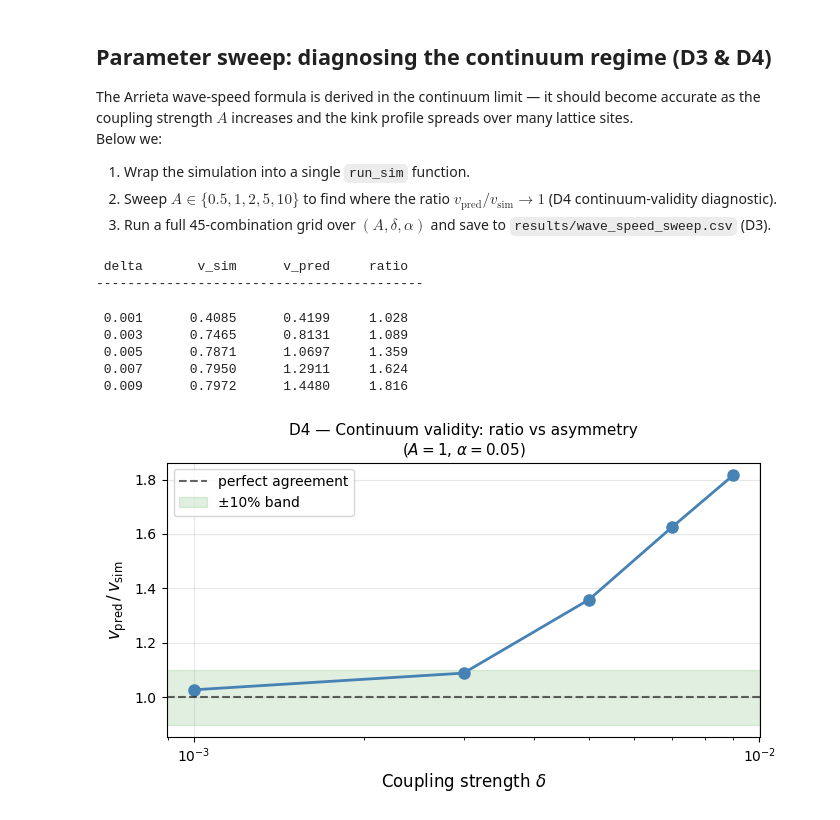
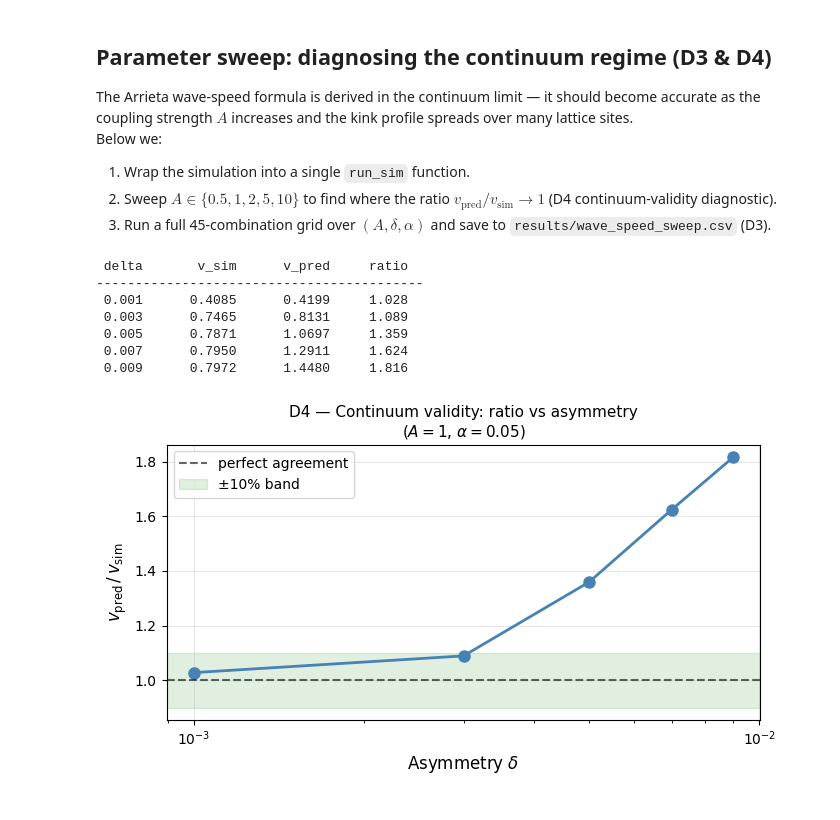
Before and after one commit to Stephang217/1D_Diaghphragms_Fluid_Model, a Jupyter notebook: diaphragm_metafluid.ipynb, the cells around one changed output. Drawn from its saved outputs; the diff is of its cells as text; code cells hidden in the pictures.

```diff
--- a/diaphragm_metafluid.ipynb
+++ b/diaphragm_metafluid.ipynb
@@ -457,44 +975,47 @@ def run_sim(A, delta, alpha, N=120, T=150.0, dt=1e-4,
 
     return v_measured, v_predicted, ratio
 # %%
-# D4: Continuum-validity diagnostic — sweep asymmetry delta
-# Expect v_pred / v_sim → 1 as delta increases (kink spreads over more sites → continuum limit)
-# Keep A and alpha fixed at baseline values.
+# ── D4 (part 1): ratio vs asymmetry δ ────────────────────────────────────────
+# Fix A=1, α=0.05 and sweep δ.  As δ decreases, ΔΨ shrinks, the wave slows,
+# and the kink spreads over more sites — approaching the continuum limit where
+# the Arrieta formula should become accurate (ratio → 1).
+# As δ increases, the wave speeds up, the kink sharpens to ~2-3 sites, and
+# the formula overpredicts because the continuum approximation breaks down.
 
 delta_values = [0.001, 0.003, 0.005, 0.007, 0.009]
 
 print(f"{'delta':>6}  {'v_sim':>10}  {'v_pred':>10}  {'ratio':>8}")
 print("-" * 42)
 
 results_delta = []
 for delta_val in delta_values:
     v_m, v_p, r = run_sim(A=1.0, delta=delta_val, alpha=0.05)
     results_delta.append((delta_val, v_m, v_p, r))
     r_str = f"{r:.3f}" if not np.isnan(r) else "  NaN "
     print(f"{delta_val:>6.3f}  {v_m:>10.4f}  {v_p:>10.4f}  {r_str:>8}")
 
-delta_arr    = np.array([x[0] for x in results_delta])
-ratio_delta  = np.array([x[3] for x in results_delta])
+delta_arr   = np.array([x[0] for x in results_delta])
+ratio_delta = np.array([x[3] for x in results_delta])
 
 plt.figure(figsize=(7, 4))
 plt.semilogx(delta_arr, ratio_delta, 'o-', color='steelblue', markersize=8, linewidth=2)
 plt.axhline(1.0, color='k',     linestyle='--', alpha=0.6, label='perfect agreement')
 plt.axhspan(0.9, 1.1, alpha=0.12, color='green', label='±10% band')
-plt.xlabel('Coupling strength $\delta$', fontsize=12)
+plt.xlabel('Asymmetry $\\delta$', fontsize=12)
 plt.ylabel(r'$v_\mathrm{pred} \,/\, v_\mathrm{sim}$', fontsize=12)
 plt.title('D4 — Continuum validity: ratio vs asymmetry\n'
           r'($A = 1$, $\alpha = 0.05$)', fontsize=11)
 plt.legend()
 plt.grid(True, alpha=0.3)
 plt.tight_layout()
 plt.show()
 # %% [output]
  delta       v_sim      v_pred     ratio
 ------------------------------------------
+ 0.001      0.4085      0.4199     1.028
+ 0.003      0.7465      0.8131     1.089
+ 0.005      0.7871      1.0697     1.359
+ 0.007      0.7950      1.2911     1.624
+ 0.009      0.7972      1.4480     1.816
- 0.001      0.4085      0.4199     1.028
- 0.003      0.7465      0.8131     1.089
- 0.005      0.7871      1.0697     1.359
- 0.007      0.7950      1.2911     1.624
- 0.009      0.7972      1.4480     1.816
-[figure, old version]
+[figure, new version]
 # %%
```
Also changed, not shown: parts of 25 cells of this notebook.
